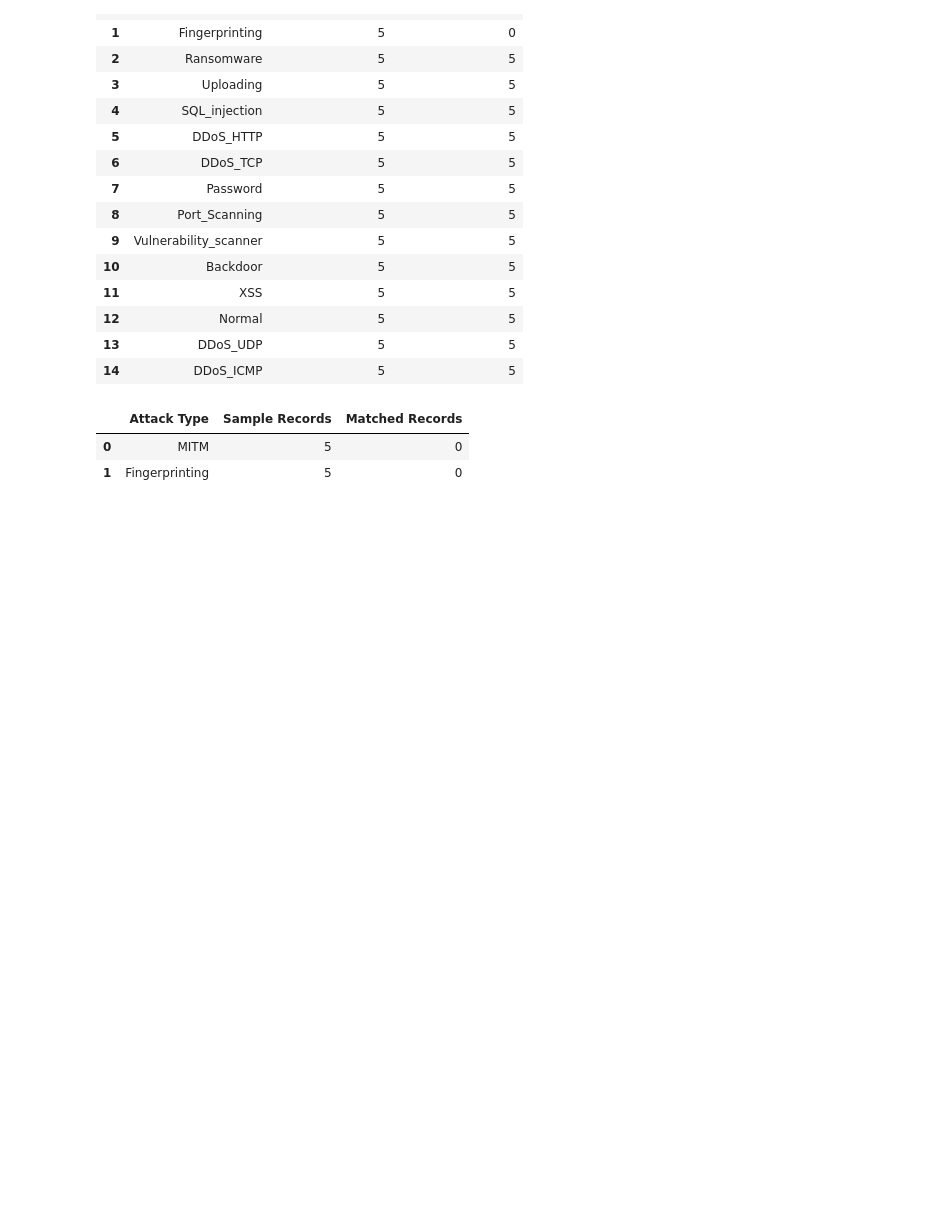
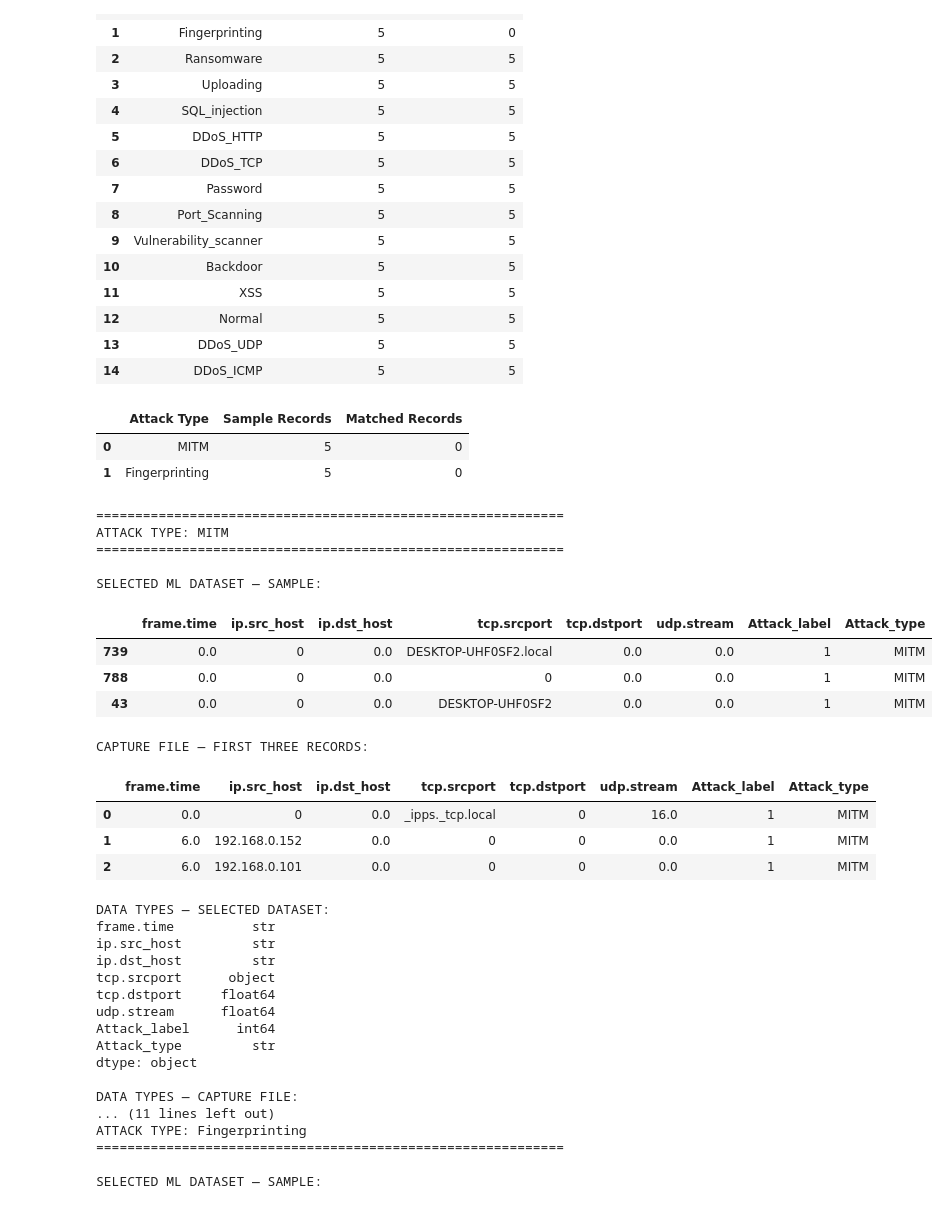
Before and after one commit to Agumekenneth/Data-Science-Final-year-Project--Prototype-1, a Jupyter notebook: IoT.ipynb, the cells around one changed output. Cells and saved outputs as stored; diff of their text form; code cells hidden in the pictures; blank space fills up the shorter version.

```diff
--- a/IoT.ipynb
+++ b/IoT.ipynb
@@ -767,3 +767,83 @@ display(pd.DataFrame(diagnostic_results))
 |  | Attack Type | Sample Records | Matched Records |
 | 0 | MITM | 5 | 0 |
 | 1 | Fingerprinting | 5 | 0 |
+# %%
+# Inspect selected ML records against their original capture files
+
+inspection_columns = [
+    "frame.time",
+    "ip.src_host",
+    "ip.dst_host",
+    "tcp.srcport",
+    "tcp.dstport",
+    "udp.stream",
+    "Attack_label",
+    "Attack_type"
+]
+
+inspection_mapping = {
+    "MITM": "MITM_attack.csv",
+    "Fingerprinting": "OS_Fingerprinting_attack.csv"
+}
+
+for category, filename in inspection_mapping.items():
+
+    print(f"\n{'='*60}")
+    print(f"ATTACK TYPE: {category}")
+    print(f"{'='*60}")
+
+    selected_sample = df.loc[
+        df["Attack_type"] == category,
+        inspection_columns
+    ].sample(n=3, random_state=42)
+
+    capture_path = next(dataset_root.rglob(filename))
+
+    capture_data = pd.read_csv(
+        capture_path,
+        usecols=inspection_columns
+    )
+
+    print("\nSELECTED ML DATASET — SAMPLE:")
+    display(selected_sample)
+
+    print("\nCAPTURE FILE — FIRST THREE RECORDS:")
+    display(capture_data[inspection_columns].head(3))
+
+    print("\nDATA TYPES — SELECTED DATASET:")
+    print(df[inspection_columns].dtypes)
+
+    print("\nDATA TYPES — CAPTURE FILE:")
+    print(capture_data.dtypes)
+# %% [output]
+============================================================
+ATTACK TYPE: MITM
+============================================================
+
+SELECTED ML DATASET — SAMPLE:
+|  | frame.time | ip.src_host | ip.dst_host | tcp.srcport | tcp.dstport | udp.stream | Attack_label | Attack_type |
+| 739 | 0.0 | 0 | 0.0 | DESKTOP-UHF0SF2.local | 0.0 | 0.0 | 1 | MITM |
+| 788 | 0.0 | 0 | 0.0 | 0 | 0.0 | 0.0 | 1 | MITM |
+| 43 | 0.0 | 0 | 0.0 | DESKTOP-UHF0SF2 | 0.0 | 0.0 | 1 | MITM |
+CAPTURE FILE — FIRST THREE RECORDS:
+|  | frame.time | ip.src_host | ip.dst_host | tcp.srcport | tcp.dstport | udp.stream | Attack_label | Attack_type |
+| 0 | 0.0 | 0 | 0.0 | _ipps._tcp.local | 0 | 16.0 | 1 | MITM |
+| 1 | 6.0 | 192.168.0.152 | 0.0 | 0 | 0 | 0.0 | 1 | MITM |
+| 2 | 6.0 | 192.168.0.101 | 0.0 | 0 | 0 | 0.0 | 1 | MITM |
+DATA TYPES — SELECTED DATASET:
+frame.time          str
+ip.src_host         str
+ip.dst_host         str
+tcp.srcport      object
+tcp.dstport     float64
+udp.stream      float64
+Attack_label      int64
+Attack_type         str
+dtype: object
+
+DATA TYPES — CAPTURE FILE:
+... (11 lines left out)
+ATTACK TYPE: Fingerprinting
+============================================================
+
+SELECTED ML DATASET — SAMPLE:
```
Also changed, not shown: parts of 1 cell of this notebook.
